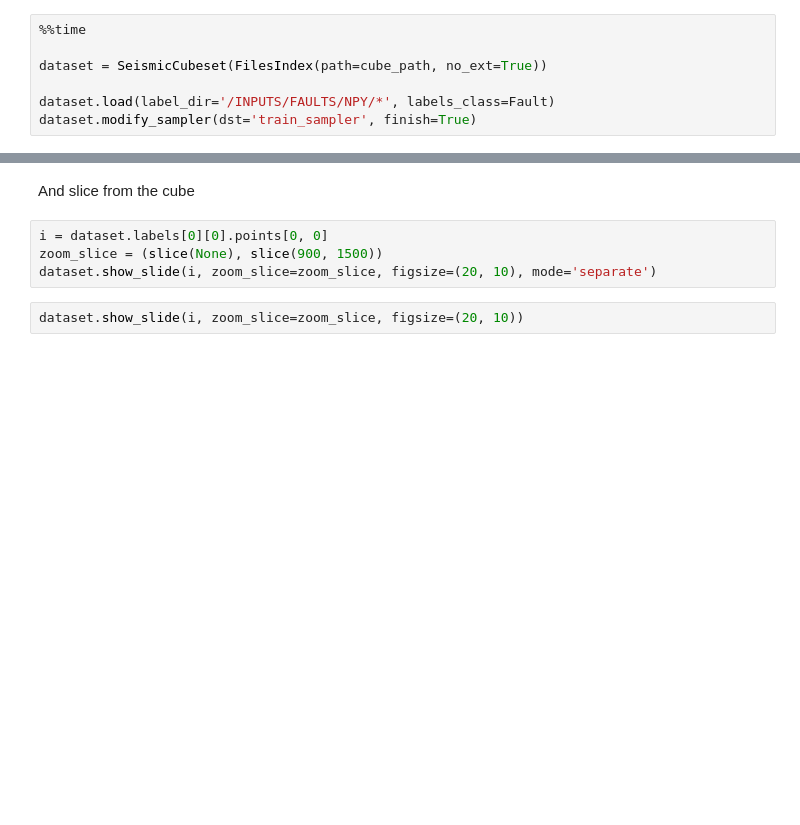
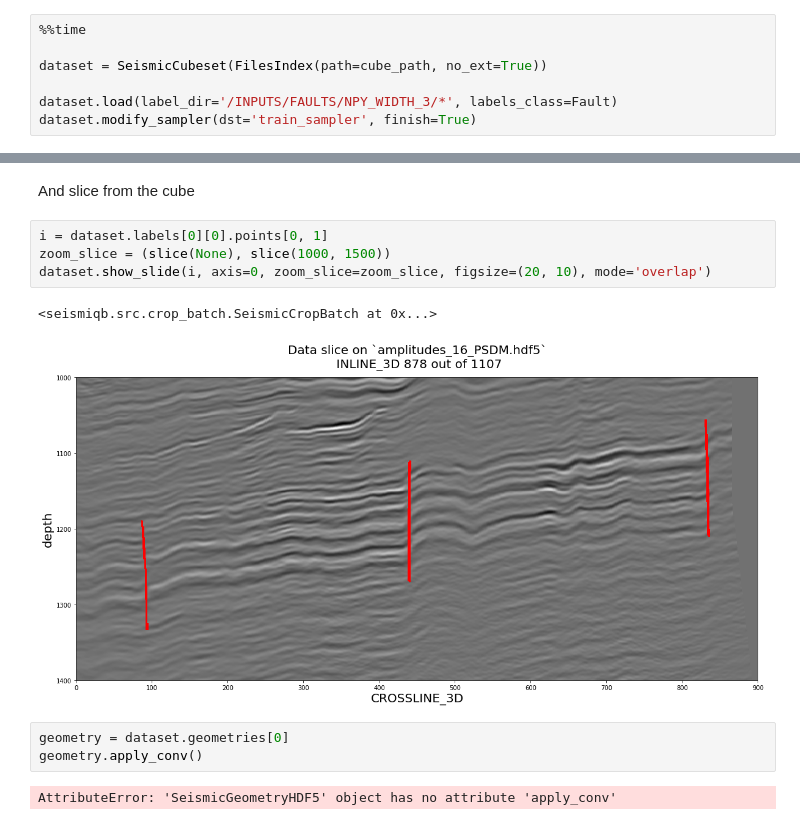
Before and after one commit to vodun/seismiqb, a Jupyter notebook: models/Faults_detection/01_annotation.ipynb, the cells around one changed output, grey strips where cells are left out. Drawn from its saved outputs; the diff is of its cells as text; blank space fills up the shorter version.

```diff
--- a/models/Faults_detection/01_annotation.ipynb
+++ b/models/Faults_detection/01_annotation.ipynb
@@ -61,5 +91,5 @@ dataset.dump_labels('/INPUTS/FAULTS/NPY')
 
 dataset = SeismicCubeset(FilesIndex(path=cube_path, no_ext=True))
 
-dataset.load(label_dir='/INPUTS/FAULTS/NPY/*', labels_class=Fault)
+dataset.load(label_dir='/INPUTS/FAULTS/NPY_WIDTH_3/*', labels_class=Fault)
 dataset.modify_sampler(dst='train_sampler', finish=True)
@@ -72,8 +107,14 @@ dataset.show_points()
 # %% [markdown]
 And slice from the cube
 # %%
-i = dataset.labels[0][0].points[0, 0]
-zoom_slice = (slice(None), slice(900, 1500))
-dataset.show_slide(i, zoom_slice=zoom_slice, figsize=(20, 10), mode='separate')
+i = dataset.labels[0][0].points[0, 1]
+zoom_slice = (slice(None), slice(1000, 1500))
+dataset.show_slide(i, axis=0, zoom_slice=zoom_slice, figsize=(20, 10), mode='overlap')
+# %% [output]
+<seismiqb.src.crop_batch.SeismicCropBatch at 0x...>
+[figure, added]
-# %%
-dataset.show_slide(i, zoom_slice=zoom_slice, figsize=(20, 10))
+# %%
+geometry = dataset.geometries[0]
+geometry.apply_conv()
+# %% [output]
+AttributeError: 'SeismicGeometryHDF5' object has no attribute 'apply_conv'
```
Also changed, not shown: parts of 8 cells of this notebook, 4 other files.
